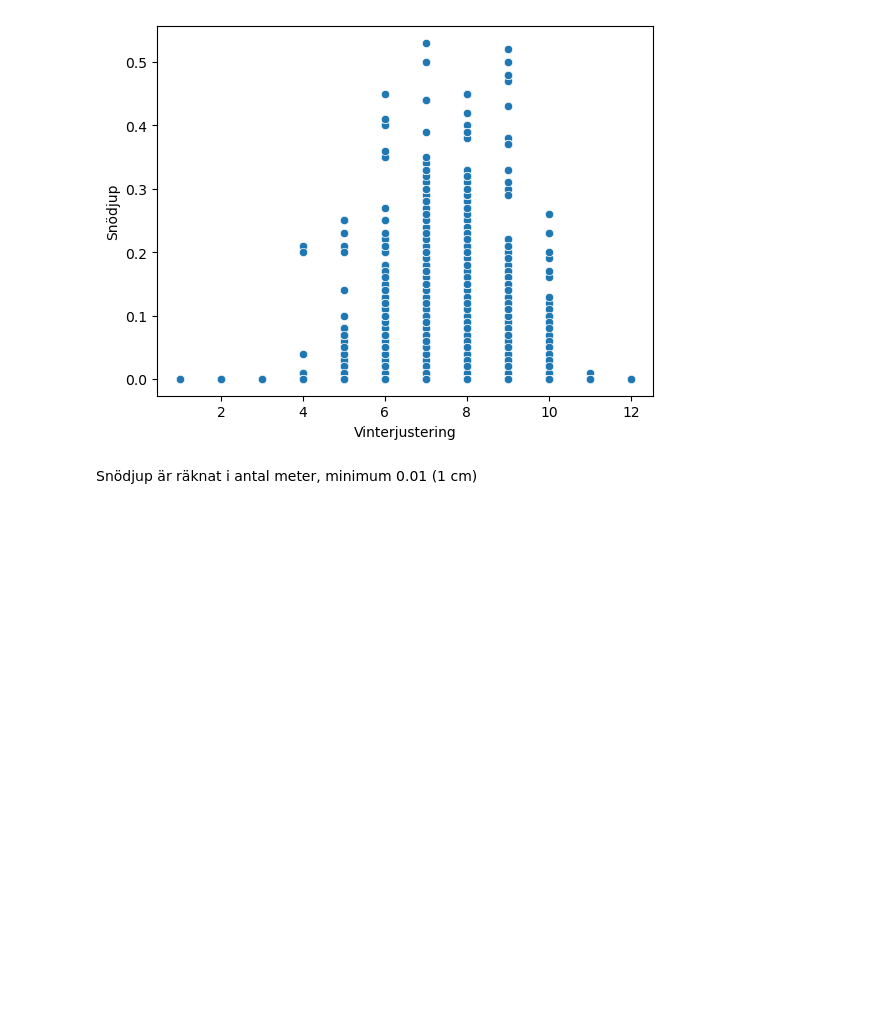
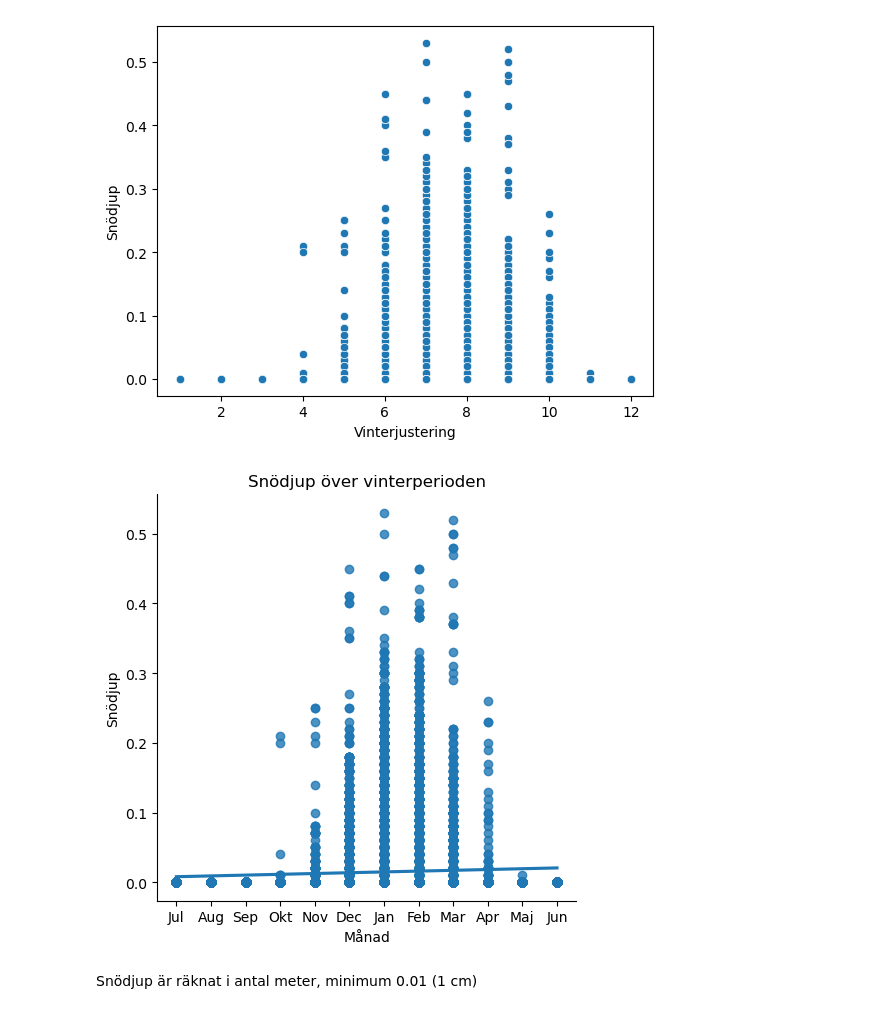
Before and after one commit to msteele919/projectwork, a Jupyter notebook: Kristoffer/plotting_snow.ipynb, the cells around one changed output. Cells and saved outputs as stored; diff of their text form; code cells hidden in the pictures; blank space fills up the shorter version.

Commit message:
nya uppdaterade plottar, ändring i app.py

```diff
--- a/Kristoffer/plotting_snow.ipynb
+++ b/Kristoffer/plotting_snow.ipynb
@@ -134,6 +135,16 @@ sns.scatterplot(data=snodjup3, x='Vinterjustering', y='Snödjup')
 # %% [output]
 <Axes: xlabel='Vinterjustering', ylabel='Snödjup'>
 [figure]
+# %%
+sns.lmplot(data=snodjup3, x='Vinterjustering', y='Snödjup')
+plt.title('Snödjup över vinterperioden')
+plt.xlabel('Månad')
+plt.xticks(ticks=[1, 2, 3, 4, 5, 6, 7, 8, 9, 10, 11, 12],
+           labels=['Jul', 'Aug', 'Sep', 'Okt', 'Nov', 'Dec', 'Jan', 'Feb', 'Mar', 'Apr', 'Maj', 'Jun'])
+plt.tight_layout()
+# plt.savefig("../plottar/snöperperiod.png")
+# %% [output]
+[figure, added]
 # %% [markdown]
 Snödjup är räknat i antal meter, minimum 0.01 (1 cm)
 # %%
```
Also changed, not shown: parts of 7 cells of this notebook, 3 other files.
